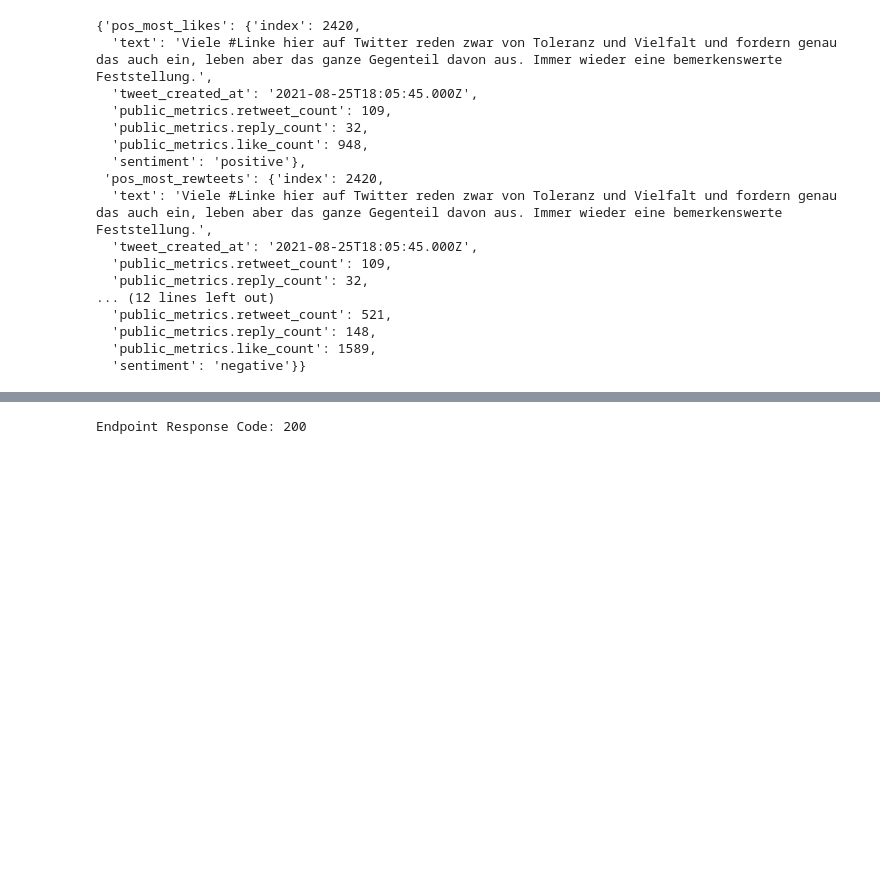
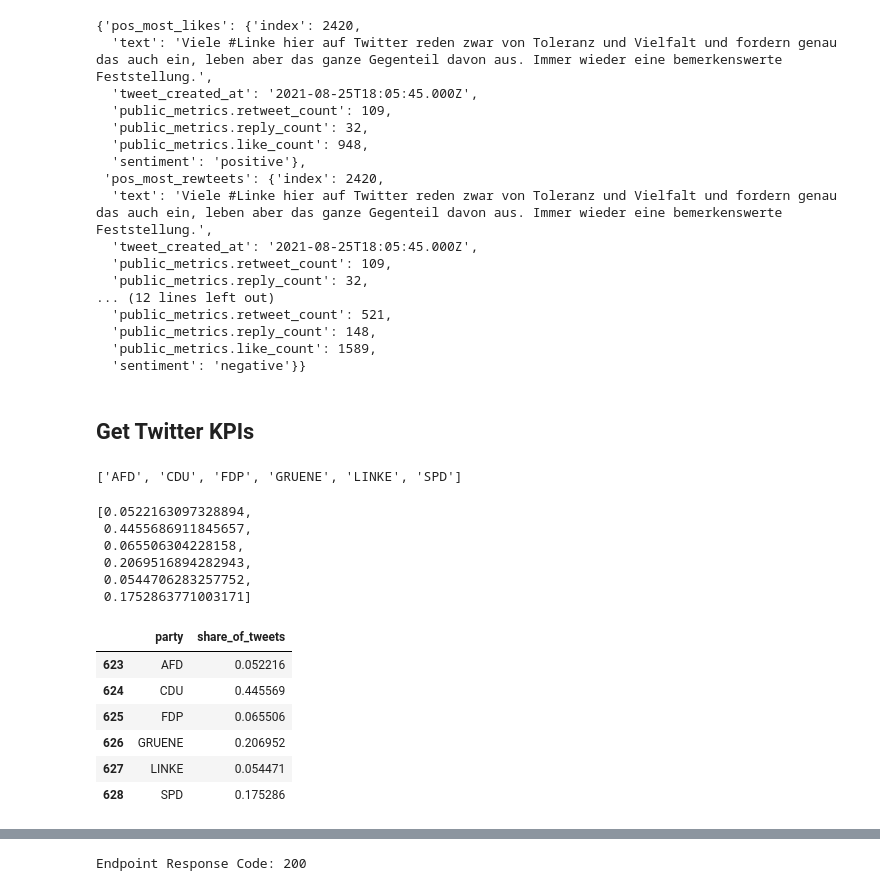
Before and after one commit to NicolasBuehringer/project_delphi, a Jupyter notebook: notebooks/04philipp/Philipp_twitter_api_function.ipynb, the cells around one changed output, grey strips where cells are left out. Saved outputs shown, nothing was run; the diff lists cells and outputs as text; code cells hidden in the pictures; blank space fills up the shorter version.

```diff
--- a/notebooks/04philipp/Philipp_twitter_api_function.ipynb
+++ b/notebooks/04philipp/Philipp_twitter_api_function.ipynb
@@ -21,7 +17,7 @@ import pandas as pd
 # %%
 df = pd.read_csv("../../raw_data/df_merged.csv")
 # %%
-df = df[df["created_at"]=="2021-08-24"]
+df = df[df["created_at"]=="2021-08-23"]
 # %%
 df.drop(columns=["created_at", "Polls"], inplace=True)
 # %%
@@ -111,3 +109,31 @@ neg_most_retweets
   'public_metrics.reply_count': 148,
   'public_metrics.like_count': 1589,
   'sentiment': 'negative'}}
+# %% [markdown]
+## Get Twitter KPIs
+# %%
+# Get share of tweets per party
+shares = df[["party", "share_of_tweets"]]
+# %%
+df.party.to_list()
+# %% [output]
+['AFD', 'CDU', 'FDP', 'GRUENE', 'LINKE', 'SPD']
+# %%
+df.share_of_tweets.to_list()
+# %% [output]
+[0.0522163097328894,
+ 0.4455686911845657,
+ 0.065506304228158,
+ 0.2069516894282943,
+ 0.0544706283257752,
+ 0.1752863771003171]
+# %%
+shares
+# %% [output]
+|  | party | share_of_tweets |
+| 623 | AFD | 0.052216 |
+| 624 | CDU | 0.445569 |
+| 625 | FDP | 0.065506 |
+| 626 | GRUENE | 0.206952 |
+| 627 | LINKE | 0.054471 |
+| 628 | SPD | 0.175286 |
```
Also changed, not shown: parts of 14 cells of this notebook, 2 other files.
